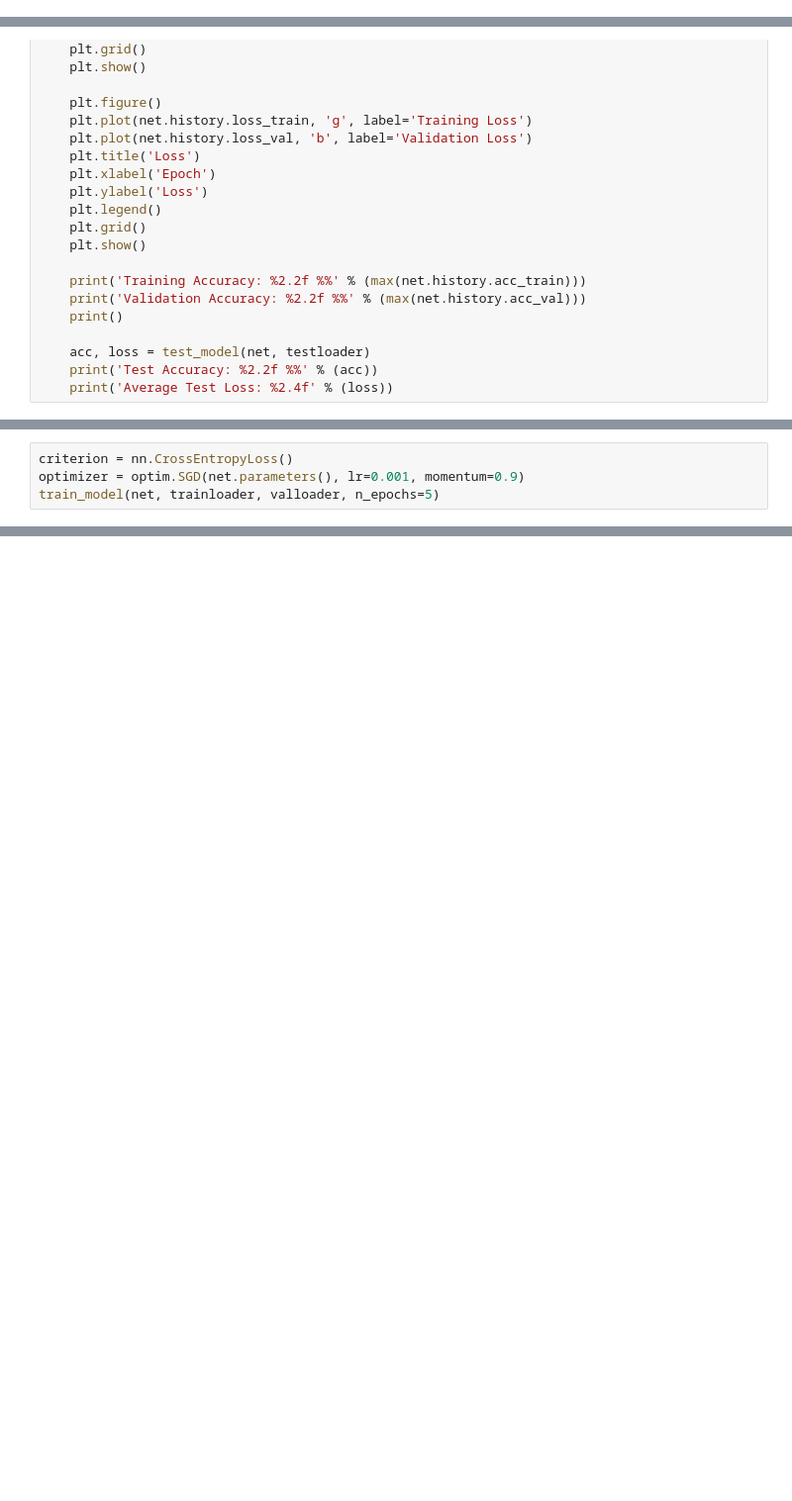
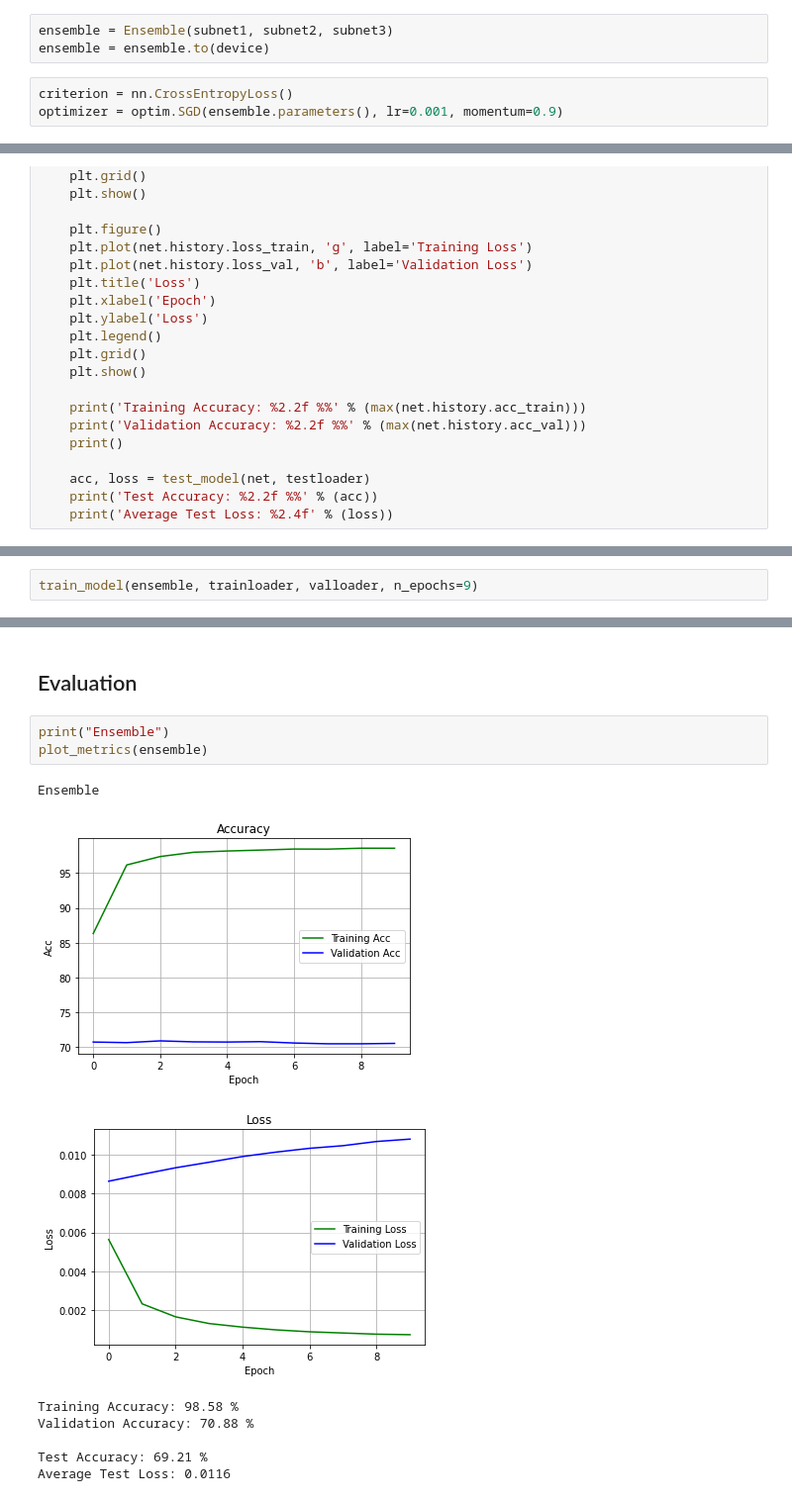
Before and after one commit to usef-kh/EC-523-Deep-Learning-Project, a Jupyter notebook: combining_subnets.ipynb, the cells around one changed output, grey strips where cells are left out. Shown: that part at 99% size. Cells and saved outputs as stored; diff of their text form; blank space fills up the shorter version.

```diff
--- a/combining_subnets.ipynb
+++ b/combining_subnets.ipynb
@@ -396,0 +356,6 @@ class Subnet3(nn.Module):
+# %%
+ensemble = Ensemble(subnet1, subnet2, subnet3)
+ensemble = ensemble.to(device)
+# %%
+criterion = nn.CrossEntropyLoss()
+optimizer = optim.SGD(ensemble.parameters(), lr=0.001, momentum=0.9)
@@ -633,4 +455,0 @@ net = net.to(device)
-# %%
-criterion = nn.CrossEntropyLoss()
-optimizer = optim.SGD(net.parameters(), lr=0.001, momentum=0.9)
-train_model(net, trainloader, valloader, n_epochs=5)
@@ -646,0 +456,2 @@ Average Test Loss: 0.0107
+# %%
+train_model(ensemble, trainloader, valloader, n_epochs=9)
@@ -646,0 +468,14 @@ Average Test Loss: 0.0107
+# %% [markdown]
+## Evaluation
+# %%
+print("Ensemble")
+plot_metrics(ensemble)
+# %% [output]
+Ensemble
+[figure, added]
+[figure, added]
+Training Accuracy: 98.58 %
+Validation Accuracy: 70.88 %
+
+Test Accuracy: 69.21 %
+Average Test Loss: 0.0116
```
Also changed, not shown: parts of 33 cells of this notebook.
